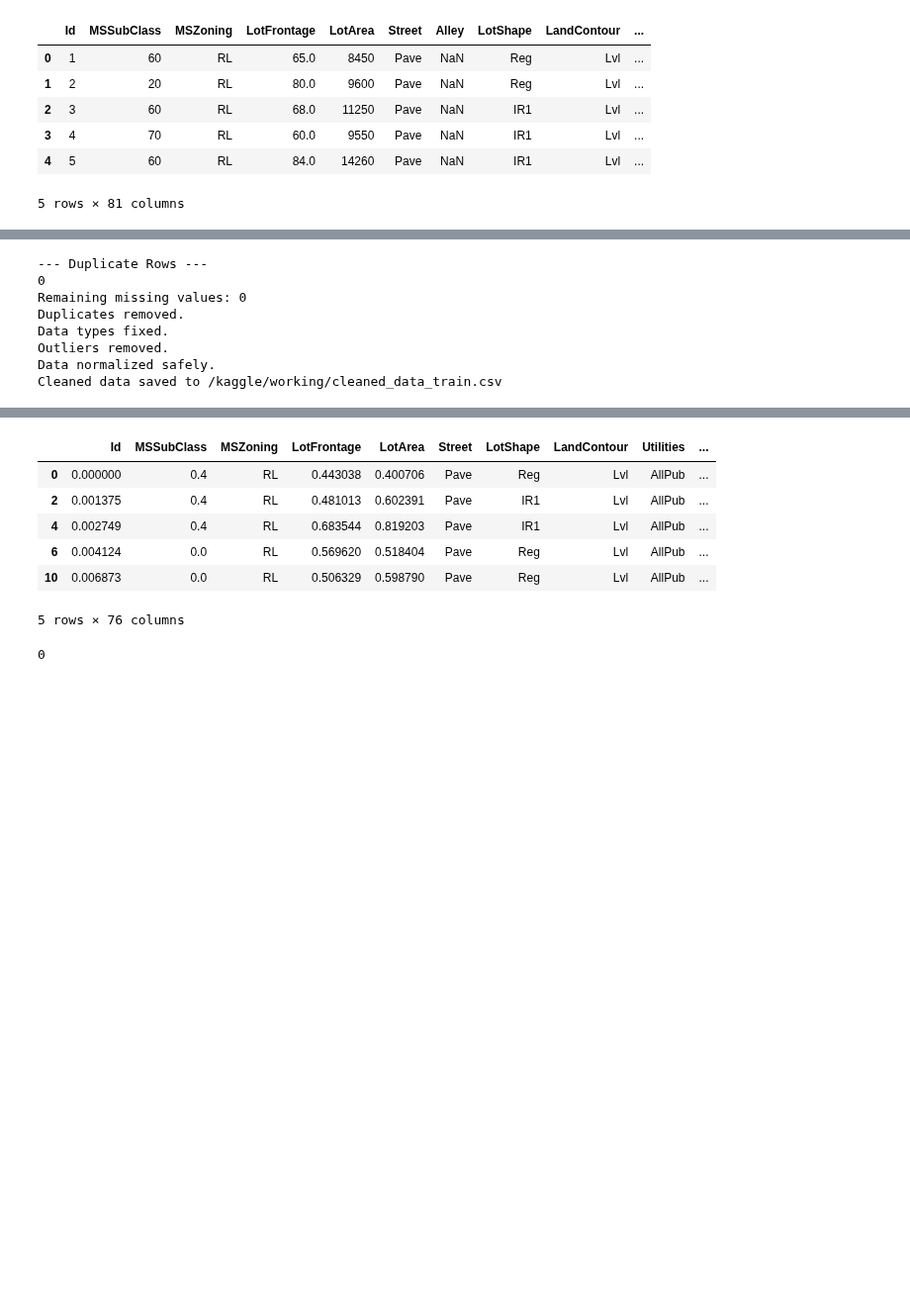
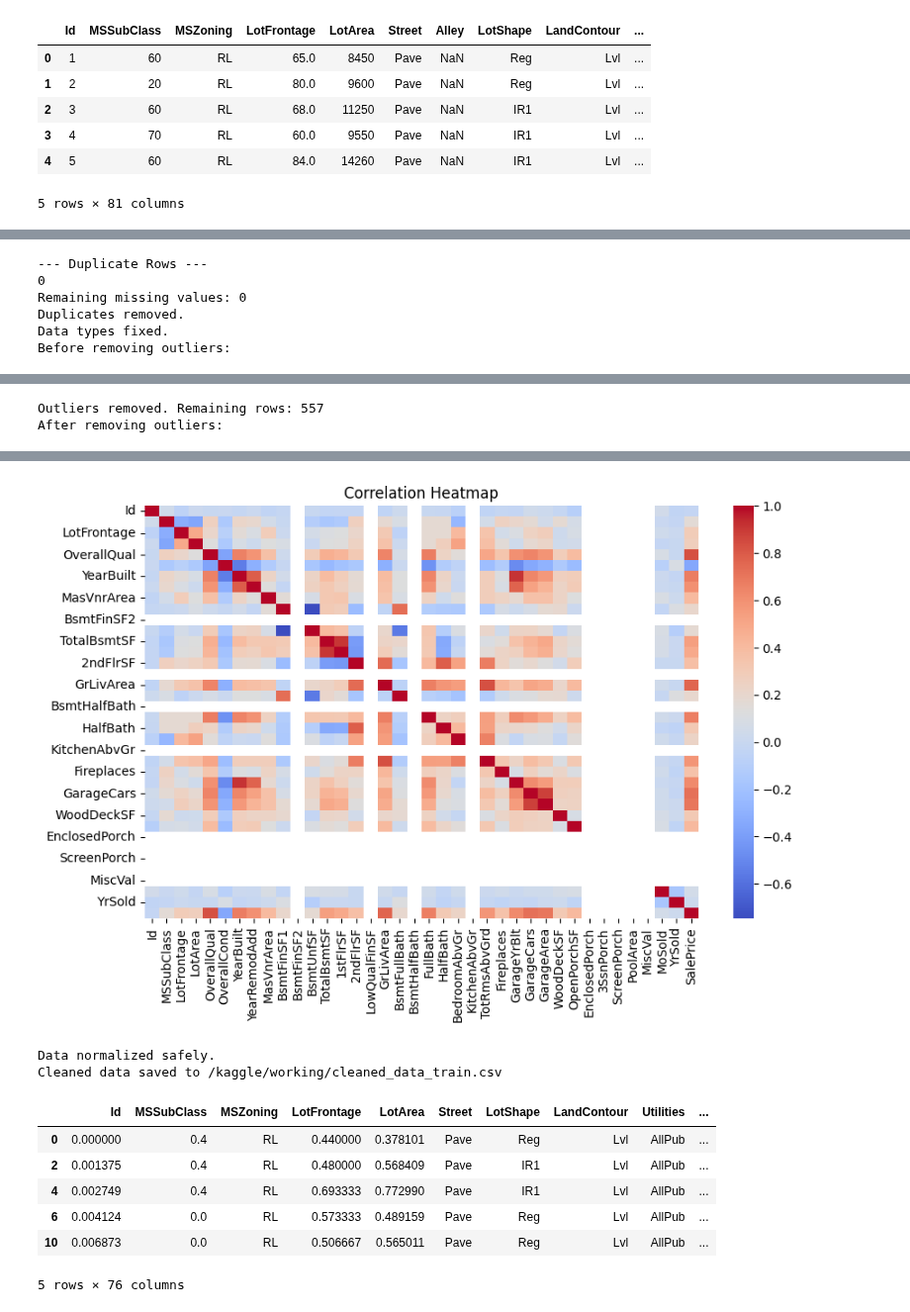
Before and after one commit to alirezaderavi/House-Prices-Advanced-Regression-Techniques, a Jupyter notebook: house-prices-advanced-regression-techniques.ipynb, the cells around one changed output, grey strips where cells are left out. Shown at 99% size. Cells and saved outputs as stored; diff of their text form; code cells hidden in the pictures; blank space fills up the shorter version.

Commit message:
Kaggle Notebook | House Prices: Advanced Regression Techniques | Version 3

```diff
--- a/house-prices-advanced-regression-techniques.ipynb
+++ b/house-prices-advanced-regression-techniques.ipynb
@@ -68,18 +68,19 @@ def data_overview(df):
     print("\n--- Missing Values ---")
     print(missing)
 
-    # Filter columns with missing values
-    missing = missing[missing > 0].sort_values(ascending=False)
+    if(missing.sum() > 0):
+        # Filter columns with missing values
+        missing = missing[missing > 0].sort_values(ascending=False)
 
-    # Plot bar chart
-    plt.figure(figsize=(12,6))
-    missing.plot(kind='bar')
+        # Plot bar chart
+        plt.figure(figsize=(12,6))
+        missing.plot(kind='bar')
 
-    plt.title('Missing Values per Column')
-    plt.xlabel('Features')
-    plt.ylabel('Number of Missing Values')
+        plt.title('Missing Values per Column')
+        plt.xlabel('Features')
+        plt.ylabel('Number of Missing Values')
 
-    plt.show()
+        plt.show()
 
     print("\n--- Duplicate Rows ---")
     print(df.duplicated().sum().sum())
@@ -158,6 +159,8 @@ def fix_data_types(df):
 def remove_outliers(df):
     num_cols = df.select_dtypes(include=np.number).columns
 
+    mask = pd.Series(True, index=df.index)
+
     for col in num_cols:
         Q1 = df[col].quantile(0.25)
         Q3 = df[col].quantile(0.75)
@@ -166,11 +169,33 @@ def remove_outliers(df):
         lower_bound = Q1 - 1.5 * IQR
         upper_bound = Q3 + 1.5 * IQR
 
-        df = df[(df[col] >= lower_bound) & (df[col] <= upper_bound)]
+        mask &= df[col].between(lower_bound, upper_bound)
 
-    print("Outliers removed.")
-    return df
+    df_cleaned = df[mask]
 
+    print(f"Outliers removed. Remaining rows: {len(df_cleaned)}")
+    return df_cleaned
+
+
+def visualize_outliers(df):
+    num_cols = df.select_dtypes(include=np.number).columns
+
+    # 1. Boxplot
+    plt.figure(figsize=(15, 8))
+    df[num_cols].boxplot(rot=90)
+    plt.title("Boxplot of Numeric Features (Outlier Detection)")
+    plt.show()
+
+    # 2. Histogram
+    df[num_cols].hist(figsize=(15, 10), bins=30)
+    plt.suptitle("Histograms of Numeric Features")
+    plt.show()
+
+    # 3. Heatmap correlation
+    plt.figure(figsize=(10, 6))
+    sns.heatmap(df[num_cols].corr(), cmap="coolwarm", annot=False)
+    plt.title("Correlation Heatmap")
+    plt.show()
 
 # =========================
 # Normalize Data
@@ -196,7 +221,11 @@ def clean_data_pipeline(df, save_path=None):
     df = handle_missing_values(df)
     df = remove_duplicates(df)
     df = fix_data_types(df)
+    print('Before removing outliers:')
+    visualize_outliers(df)
     df = remove_outliers(df)
+    print('After removing outliers:')
+    visualize_outliers(df)
     df = normalize_data(df)
 
     if save_path:
@@ -230,6 +259,4 @@ Length: 81, dtype: int64
 Remaining missing values: 0
 Duplicates removed.
 Data types fixed.
-Outliers removed.
-Data normalized safely.
-Cleaned data saved to /kaggle/working/cleaned_data_train.csv
+Before removing outliers:
@@ -235,0 +266,2 @@ Cleaned data saved to /kaggle/working/cleaned_data_train.csv
+Outliers removed. Remaining rows: 557
+After removing outliers:
@@ -236,13 +270,10 @@ Cleaned data saved to /kaggle/working/cleaned_data_train.csv
+[figure, added]
+Data normalized safely.
+Cleaned data saved to /kaggle/working/cleaned_data_train.csv
 |  | Id | MSSubClass | MSZoning | LotFrontage | LotArea | Street | LotShape | LandContour | Utilities | ... |
-| 0 | 0.000000 | 0.4 | RL | 0.443038 | 0.400706 | Pave | Reg | Lvl | AllPub | ... |
-| 2 | 0.001375 | 0.4 | RL | 0.481013 | 0.602391 | Pave | IR1 | Lvl | AllPub | ... |
-| 4 | 0.002749 | 0.4 | RL | 0.683544 | 0.819203 | Pave | IR1 | Lvl | AllPub | ... |
-| 6 | 0.004124 | 0.0 | RL | 0.569620 | 0.518404 | Pave | Reg | Lvl | AllPub | ... |
-| 10 | 0.006873 | 0.0 | RL | 0.506329 | 0.598790 | Pave | Reg | Lvl | AllPub | ... |
+| 0 | 0.000000 | 0.4 | RL | 0.440000 | 0.378101 | Pave | Reg | Lvl | AllPub | ... |
+| 2 | 0.001375 | 0.4 | RL | 0.480000 | 0.568409 | Pave | IR1 | Lvl | AllPub | ... |
+| 4 | 0.002749 | 0.4 | RL | 0.693333 | 0.772990 | Pave | IR1 | Lvl | AllPub | ... |
+| 6 | 0.004124 | 0.0 | RL | 0.573333 | 0.489159 | Pave | Reg | Lvl | AllPub | ... |
+| 10 | 0.006873 | 0.0 | RL | 0.506667 | 0.565011 | Pave | Reg | Lvl | AllPub | ... |
-5 rows × 76 columns
+5 rows × 76 columns
-# %%
-# Count missing values
-missing = cleaned_df.isnull().sum().sum()
-print(missing)
-# %% [output]
-0
```
Also changed, not shown: parts of 2 cells of this notebook.
